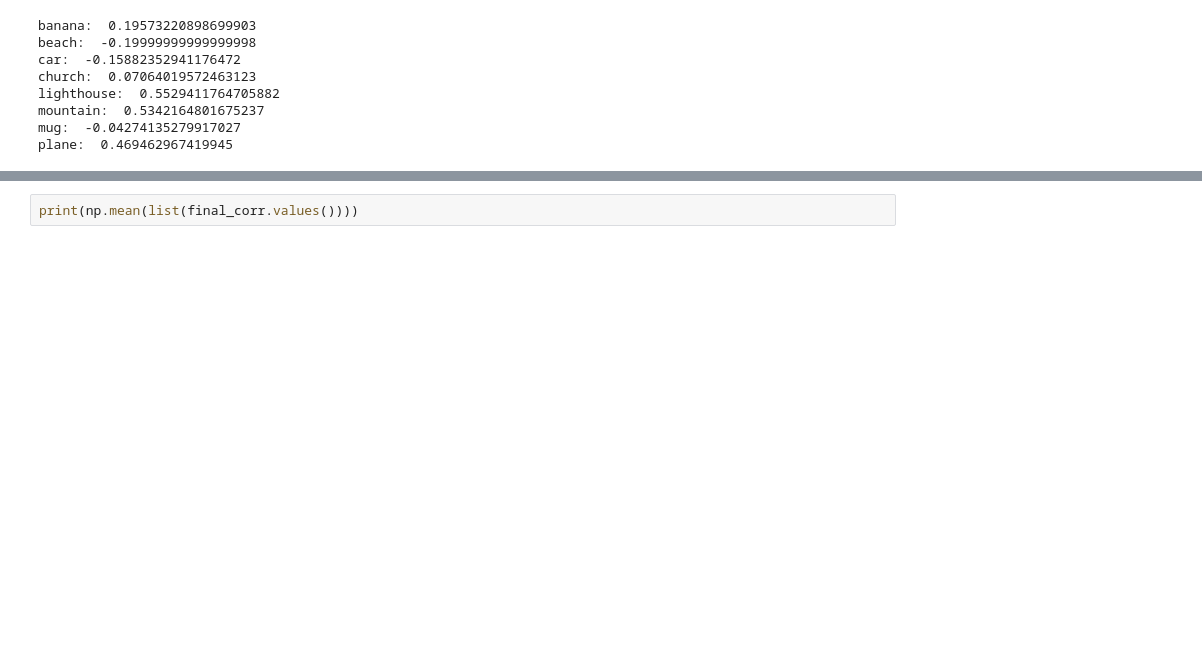
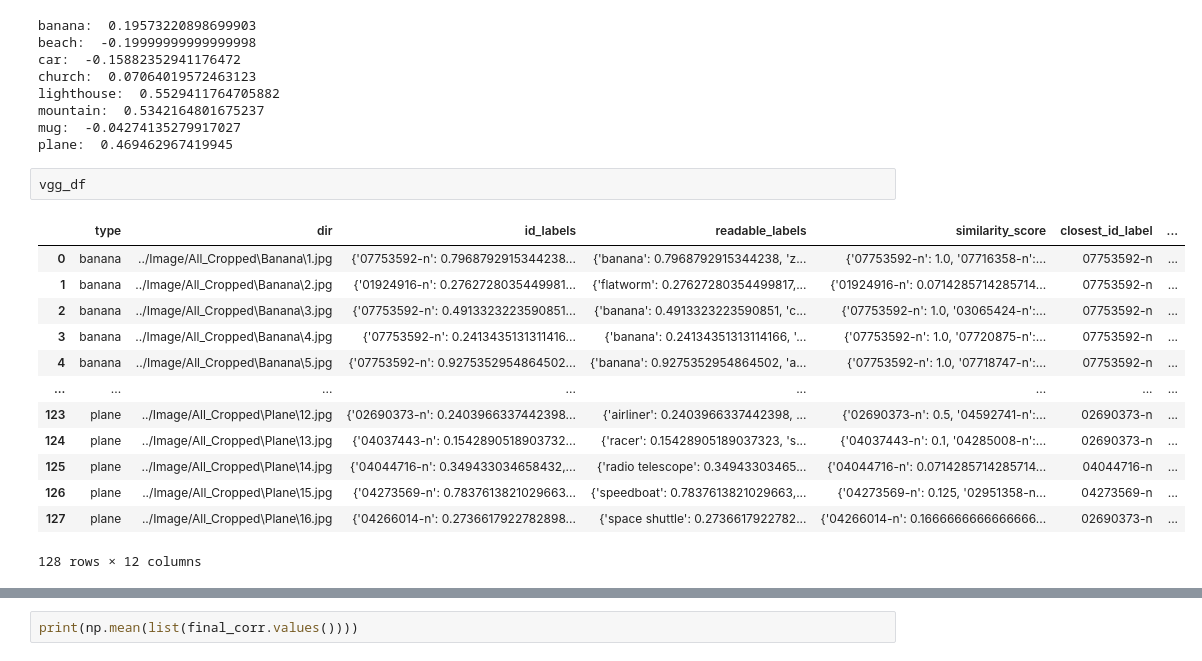
Before and after one commit to fany02656/Typicality_project, a Jupyter notebook: VGG/correlation_vgg.ipynb, the cells around one changed output, grey strips where cells are left out. Saved outputs shown, nothing was run; the diff lists cells and outputs as text; blank space fills up the shorter version.

```diff
--- a/VGG/correlation_vgg.ipynb
+++ b/VGG/correlation_vgg.ipynb
@@ -70,3 +70,19 @@ lighthouse:  0.5529411764705882
 mountain:  0.5342164801675237
 mug:  -0.04274135279917027
 plane:  0.469462967419945
+# %%
+vgg_df
+# %% [output]
+|  | type | dir | id_labels | readable_labels | similarity_score | closest_id_label | ... |
+| 0 | banana | ../Image/All_Cropped\Banana\1.jpg | {'07753592-n': 0.7968792915344238... | {'banana': 0.7968792915344238, 'z... | {'07753592-n': 1.0, '07716358-n':... | 07753592-n | ... |
+| 1 | banana | ../Image/All_Cropped\Banana\2.jpg | {'01924916-n': 0.2762728035449981... | {'flatworm': 0.27627280354499817,... | {'01924916-n': 0.0714285714285714... | 07753592-n | ... |
+| 2 | banana | ../Image/All_Cropped\Banana\3.jpg | {'07753592-n': 0.4913323223590851... | {'banana': 0.4913323223590851, 'c... | {'07753592-n': 1.0, '03065424-n':... | 07753592-n | ... |
+| 3 | banana | ../Image/All_Cropped\Banana\4.jpg | {'07753592-n': 0.2413435131311416... | {'banana': 0.24134351313114166, '... | {'07753592-n': 1.0, '07720875-n':... | 07753592-n | ... |
+| 4 | banana | ../Image/All_Cropped\Banana\5.jpg | {'07753592-n': 0.9275352954864502... | {'banana': 0.9275352954864502, 'a... | {'07753592-n': 1.0, '07718747-n':... | 07753592-n | ... |
+| ... | ... | ... | ... | ... | ... | ... | ... |
+| 123 | plane | ../Image/All_Cropped\Plane\12.jpg | {'02690373-n': 0.2403966337442398... | {'airliner': 0.2403966337442398, ... | {'02690373-n': 0.5, '04592741-n':... | 02690373-n | ... |
+| 124 | plane | ../Image/All_Cropped\Plane\13.jpg | {'04037443-n': 0.1542890518903732... | {'racer': 0.15428905189037323, 's... | {'04037443-n': 0.1, '04285008-n':... | 02690373-n | ... |
+| 125 | plane | ../Image/All_Cropped\Plane\14.jpg | {'04044716-n': 0.349433034658432,... | {'radio telescope': 0.34943303465... | {'04044716-n': 0.0714285714285714... | 04044716-n | ... |
+| 126 | plane | ../Image/All_Cropped\Plane\15.jpg | {'04273569-n': 0.7837613821029663... | {'speedboat': 0.7837613821029663,... | {'04273569-n': 0.125, '02951358-n... | 04273569-n | ... |
+| 127 | plane | ../Image/All_Cropped\Plane\16.jpg | {'04266014-n': 0.2736617922782898... | {'space shuttle': 0.2736617922782... | {'04266014-n': 0.1666666666666666... | 02690373-n | ... |
+128 rows × 12 columns
```
Also changed, not shown: parts of 1 cell of this notebook, 20 other files.
